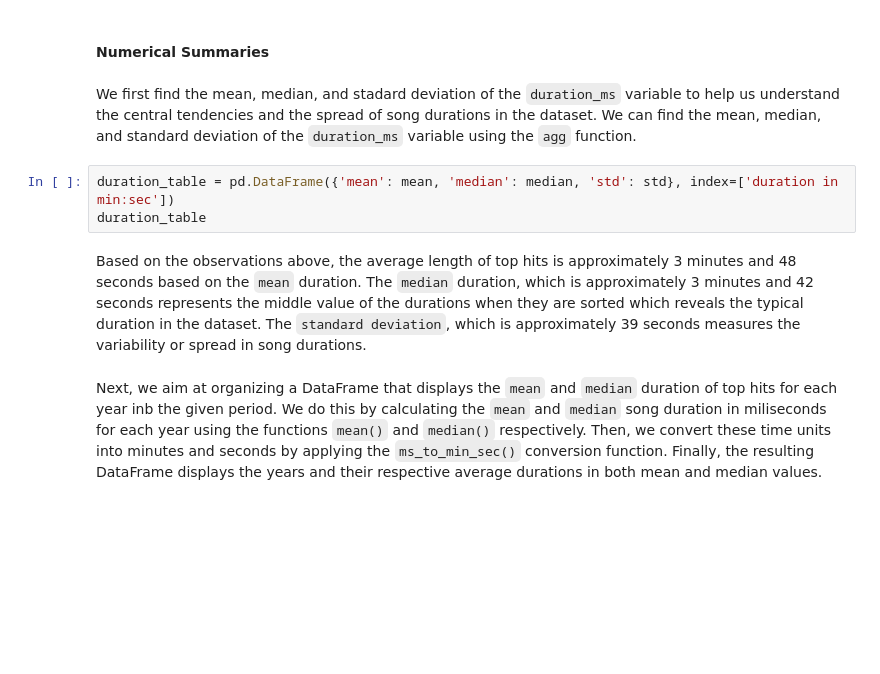
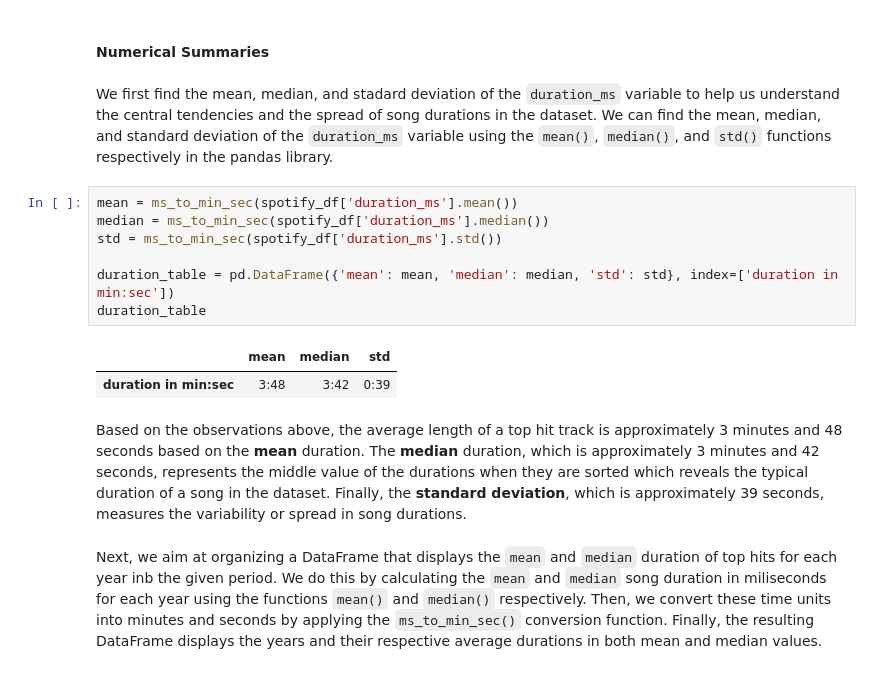
Before and after one commit to angelocguerra/csmodel-casestudy, a Jupyter notebook: MCO1.ipynb, the cells around one changed output. Saved outputs shown, nothing was run; the diff lists cells and outputs as text; blank space fills up the shorter version.

```diff
--- a/MCO1.ipynb
+++ b/MCO1.ipynb
@@ -274,12 +445,19 @@ def ms_to_min_sec(ms):
 # %% [markdown]
 #### Numerical Summaries
 # %% [markdown]
-We first find the mean, median, and stadard deviation of the `duration_ms` variable to help us understand the central tendencies and the spread of song durations in the dataset. We can find the mean, median, and standard deviation of the `duration_ms` variable using the `agg` function.
+We first find the mean, median, and stadard deviation of the `duration_ms` variable to help us understand the central tendencies and the spread of song durations in the dataset. We can find the mean, median, and standard deviation of the `duration_ms` variable using the `mean()`, `median()`, and `std()` functions respectively in the pandas library.
 # %%
+mean = ms_to_min_sec(spotify_df['duration_ms'].mean())
+median = ms_to_min_sec(spotify_df['duration_ms'].median())
+std = ms_to_min_sec(spotify_df['duration_ms'].std())
+
 duration_table = pd.DataFrame({'mean': mean, 'median': median, 'std': std}, index=['duration in min:sec'])
 duration_table
+# %% [output]
+|  | mean | median | std |
+| duration in min:sec | 3:48 | 3:42 | 0:39 |
 # %% [markdown]
-Based on the observations above, the average length of top hits is approximately 3 minutes and 48 seconds based on the `mean` duration. The `median` duration, which is approximately 3 minutes and 42 seconds represents the middle value of the durations when they are sorted which reveals the typical duration in the dataset. The `standard deviation`, which is approximately 39 seconds measures the variability or spread in song durations.
+Based on the observations above, the average length of a top hit track is approximately 3 minutes and 48 seconds based on the **mean** duration. The **median** duration, which is approximately 3 minutes and 42 seconds, represents the middle value of the durations when they are sorted which reveals the typical duration of a song in the dataset. Finally, the **standard deviation**, which is approximately 39 seconds, measures the variability or spread in song durations.
 # %% [markdown]
 Next, we aim at organizing a DataFrame that displays the `mean` and `median` duration of top hits for each year inb the given period. We do this by calculating the `mean` and `median` song duration in miliseconds for each year using the functions `mean()` and `median()` respectively. Then, we convert these time units into minutes and seconds by applying the `ms_to_min_sec()` conversion function. Finally, the resulting DataFrame displays the years and their respective average durations in both mean and median values.
 # %%
```
Also changed, not shown: parts of 39 cells of this notebook.
